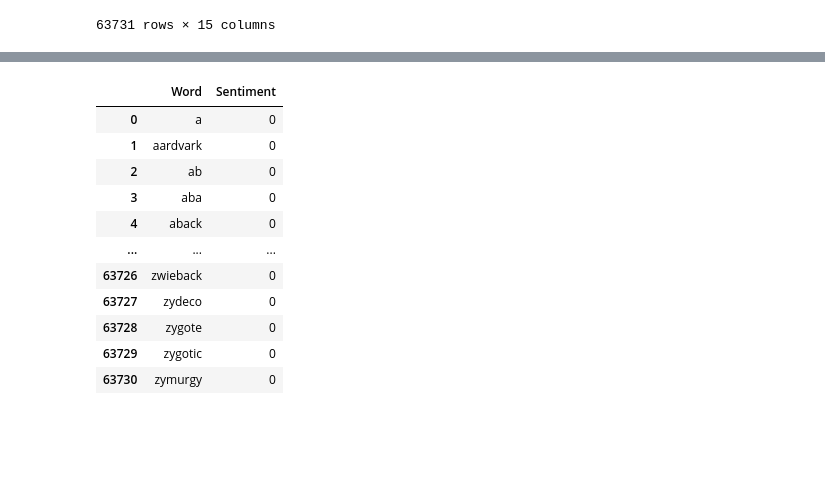
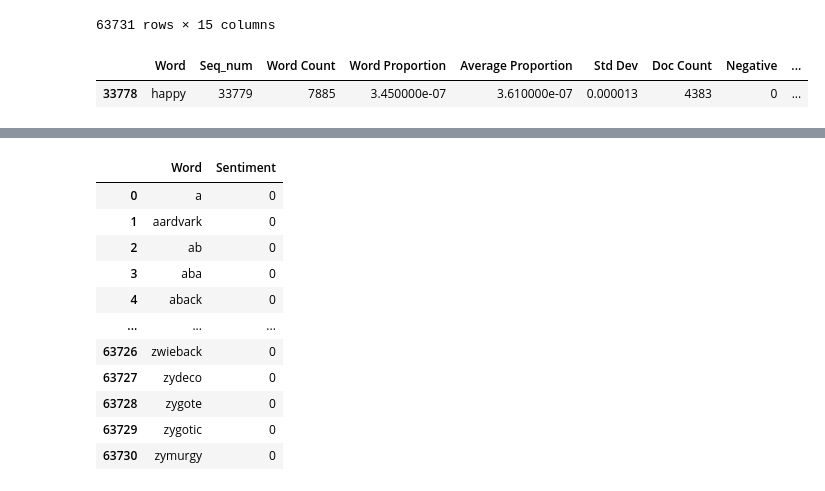
Before and after one commit to yangzehao98/News_Sentiment_Friday_Project, a Jupyter notebook: Sandboxes/Zehao/News_Sentiment_Friday_Project.ipynb, the cells around one changed output, grey strips where cells are left out. Cells and saved outputs as stored; diff of their text form; code cells hidden in the pictures; blank space fills up the shorter version.

```diff
--- a/Sandboxes/Zehao/News_Sentiment_Friday_Project.ipynb
+++ b/Sandboxes/Zehao/News_Sentiment_Friday_Project.ipynb
@@ -129,6 +142,11 @@ lm_filtered
 | zygotic | 86531 | 0 | 0.000000e+00 | 0.000000e+00 | 0.000000e+00 | 0 | 0 | 0 | ... |
 | zymurgy | 173065 | 0 | 0.000000e+00 | 0.000000e+00 | 0.000000e+00 | 0 | 0 | 0 | ... |
 63731 rows × 15 columns
+# %%
+lm_data[lm_data['Word'] == 'happy']
+# %% [output]
+|  | Word | Seq_num | Word Count | Word Proportion | Average Proportion | Std Dev | Doc Count | Negative | ... |
+| 33778 | happy | 33779 | 7885 | 3.450000e-07 | 3.610000e-07 | 0.000013 | 4383 | 0 | ... |
 # %%
 # 6. Current Sentiment: Positive, Neutral, Negative -
 # Provides more detailed sentiment indication [heuristic; all between 0 and 1]
```
Also changed, not shown: parts of 3 cells of this notebook.
